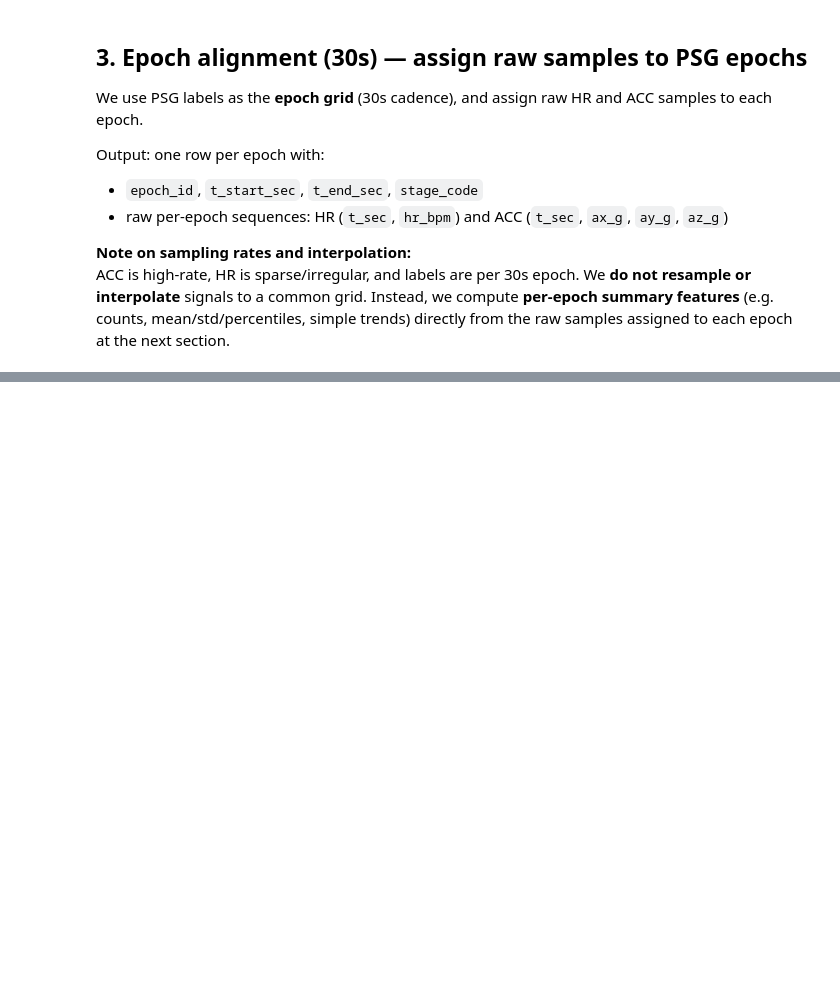
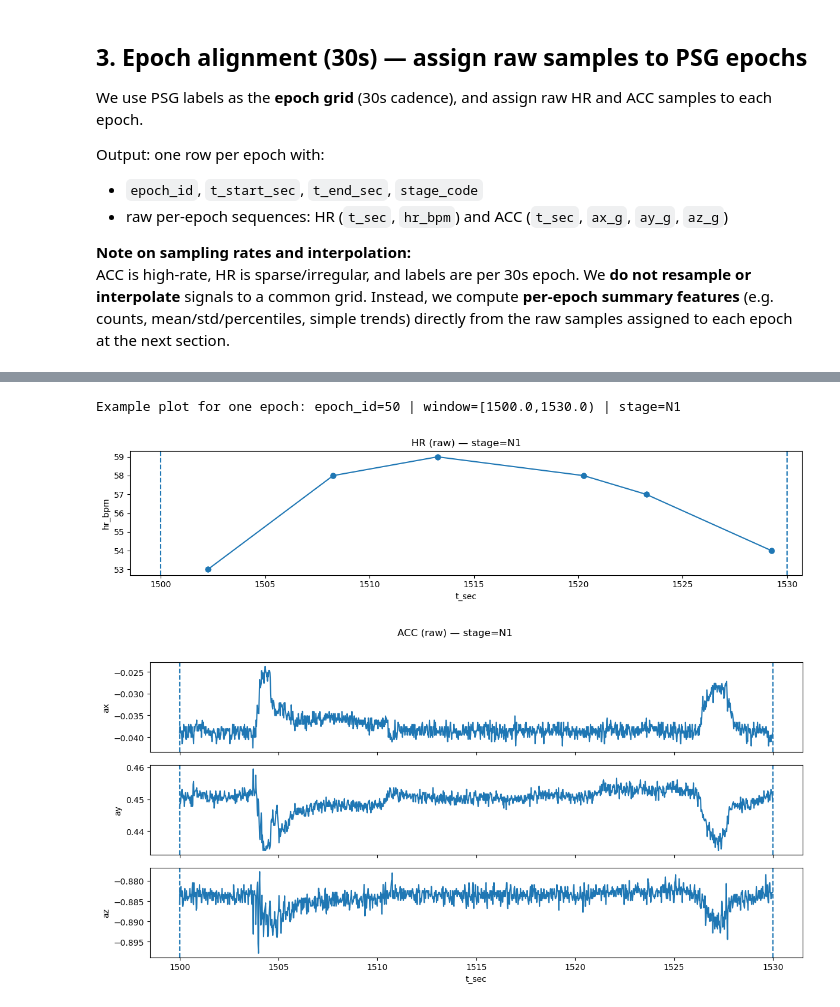
Before and after one commit to ChouaibB/wearables-ml-examples, a Jupyter notebook: notebooks/03_sleep_stage_classification_from_wrist_acc_hr_sleep_accel.ipynb, the cells around one changed output, grey strips where cells are left out. Drawn from its saved outputs; the diff is of its cells as text; code cells hidden in the pictures; blank space fills up the shorter version.

Commit message:
example visu of agg epoch

```diff
--- a/notebooks/03_sleep_stage_classification_from_wrist_acc_hr_sleep_accel.ipynb
+++ b/notebooks/03_sleep_stage_classification_from_wrist_acc_hr_sleep_accel.ipynb
@@ -251,3 +251,43 @@ epoch_raw: (952, 10)
 | 2 | 60.0 | 0 | 90.0 | 2 | [64.3856399059, 64.3856399059, 64... | [50.0, 50.0, 50.0, 52.0, 52.0, 52... | [60.0183210373, 60.0382120609, 60... | [0.4048615, 0.4053497, 0.4043732,... | [0.4554291, 0.4554291, 0.4569092,... | [-0.7920227, -0.792511, -0.792526... |
 | 3 | 90.0 | 0 | 120.0 | 3 | [91.3856399059, 91.3856399059, 91... | [54.0, 54.0, 54.0, 54.0, 54.0, 54... | [90.0176670551, 90.0374310017, 90... | [0.4013367, 0.3989563, 0.3989258,... | [0.4633331, 0.4623108, 0.4687195,... | [-0.7853241, -0.7936401, -0.79174... |
 | 4 | 120.0 | 0 | 150.0 | 4 | [122.385639906, 122.385639906, 12... | [56.0, 56.0, 56.0, 57.0, 57.0, 57... | [120.016488075, 120.036480904, 12... | [0.3984222, 0.4008636, 0.39888, 0... | [0.4662628, 0.4662781, 0.4662781,... | [-0.7907562, -0.7882843, -0.78685... |
+# %%
+import matplotlib.pyplot as plt
+
+# Choose a stage code to visualize:
+# 0=Wake, 1=N1, 2=N2, 3=N3, 5=REM  (see STAGE_MAP)
+TARGET_STAGE_CODE = 1
+
+# First epoch (in the current subject) matching that stage
+idx = epoch_raw.index[epoch_raw["stage_code"] == TARGET_STAGE_CODE][0]
+row = epoch_raw.loc[idx]
+
+t0, t1 = row["t_start_sec"], row["t_end_sec"]
+print(f"Example plot for one epoch: epoch_id={int(row['epoch_id'])} | window=[{t0},{t1}) | stage={STAGE_MAP.get(int(row['stage_code']), row['stage_code'])}")
+
+# HR (raw)
+plt.figure(figsize=(12, 3))
+if isinstance(row.get("hr_t_sec"), np.ndarray):
+    plt.plot(row["hr_t_sec"], row["hr_bpm"], marker="o")
+plt.axvline(t0, linestyle="--"); plt.axvline(t1, linestyle="--")
+plt.title(f"HR (raw) — stage={STAGE_MAP.get(TARGET_STAGE_CODE, TARGET_STAGE_CODE)}")
+plt.xlabel("t_sec"); plt.ylabel("hr_bpm")
+plt.tight_layout()
+plt.show()
+
+# ACC (raw) — 3 rows, 1 column
+fig, axes = plt.subplots(3, 1, figsize=(12, 6), sharex=True)
+for ax, col, name in zip(axes, ["acc_x", "acc_y", "acc_z"], ["ax", "ay", "az"]):
+    if isinstance(row.get("acc_t_sec"), np.ndarray):
+        ax.plot(row["acc_t_sec"], row[col])
+    ax.axvline(t0, linestyle="--"); ax.axvline(t1, linestyle="--")
+    ax.set_ylabel(name)
+
+axes[-1].set_xlabel("t_sec")
+fig.suptitle(f"ACC (raw) — stage={STAGE_MAP.get(TARGET_STAGE_CODE, TARGET_STAGE_CODE)}", y=1.02)
+plt.tight_layout()
+plt.show()
+# %% [output]
+Example plot for one epoch: epoch_id=50 | window=[1500.0,1530.0) | stage=N1
+[figure, added]
+[figure, added]
```
